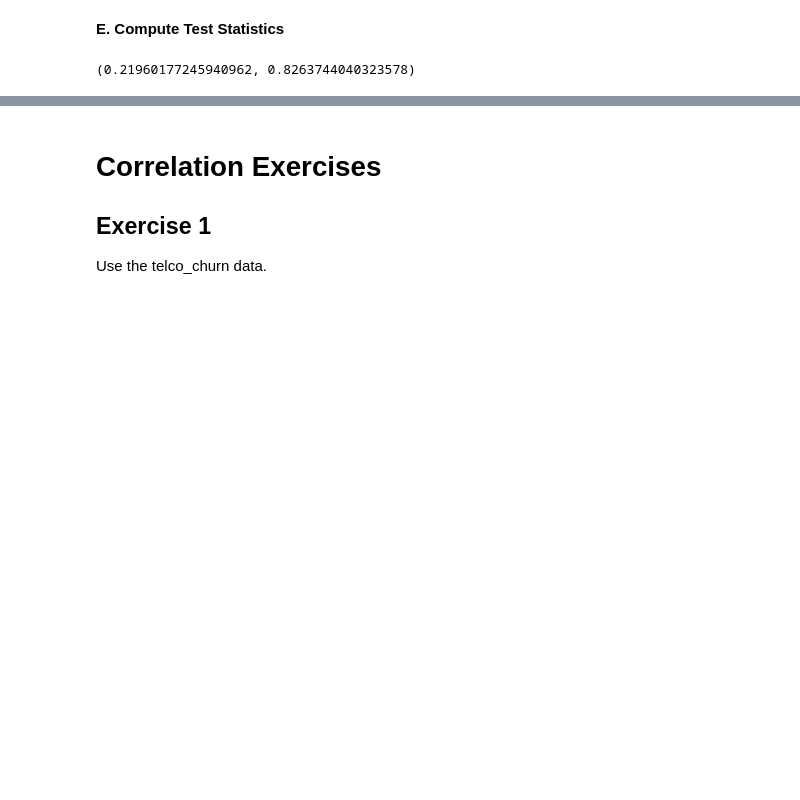
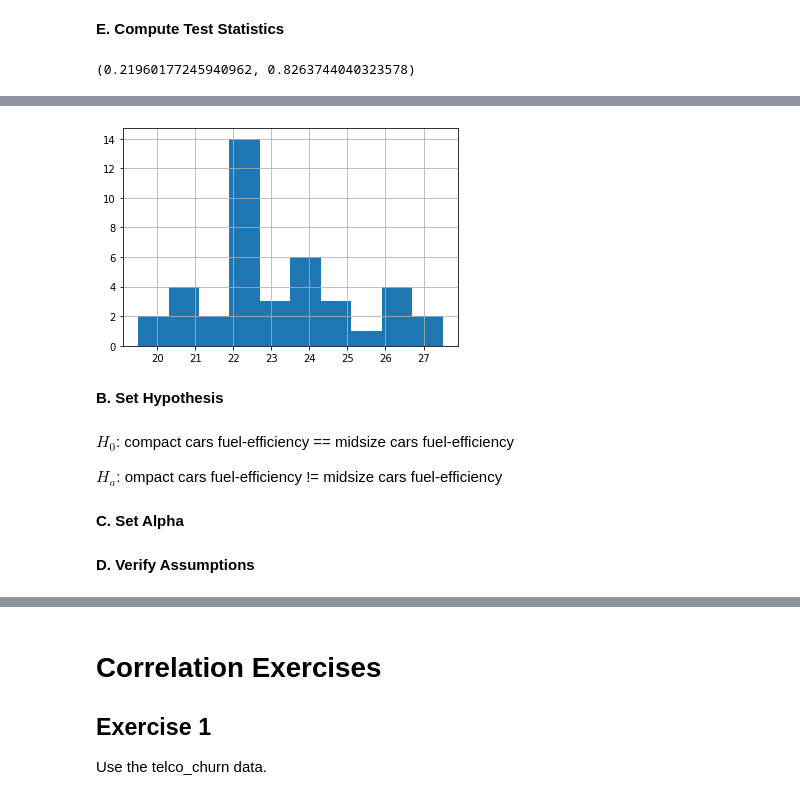
Before and after one commit to gilbert-noriega-ii/statistics-exercises, a Jupyter notebook: hypothesis_testing.ipynb, the cells around one changed output, grey strips where cells are left out. Cells and saved outputs as stored; diff of their text form; code cells hidden in the pictures; blank space fills up the shorter version.

```diff
--- a/hypothesis_testing.ipynb
+++ b/hypothesis_testing.ipynb
@@ -263,0 +295,13 @@ t, p
+# %%
+avg_car_mpg.hist()
+plt.show()
+# %% [output]
+[figure, added]
+# %% [markdown]
+__B. Set Hypothesis__
+# %% [markdown]
+$H_{0}$: compact cars fuel-efficiency == midsize cars fuel-efficiency
+
+$H_{a}$: ompact cars fuel-efficiency != midsize cars fuel-efficiency
+# %% [markdown]
+__C. Set Alpha__
@@ -263,0 +310,2 @@ t, p
+# %% [markdown]
+__D. Verify Assumptions__
```
Also changed, not shown: parts of 12 cells of this notebook.
